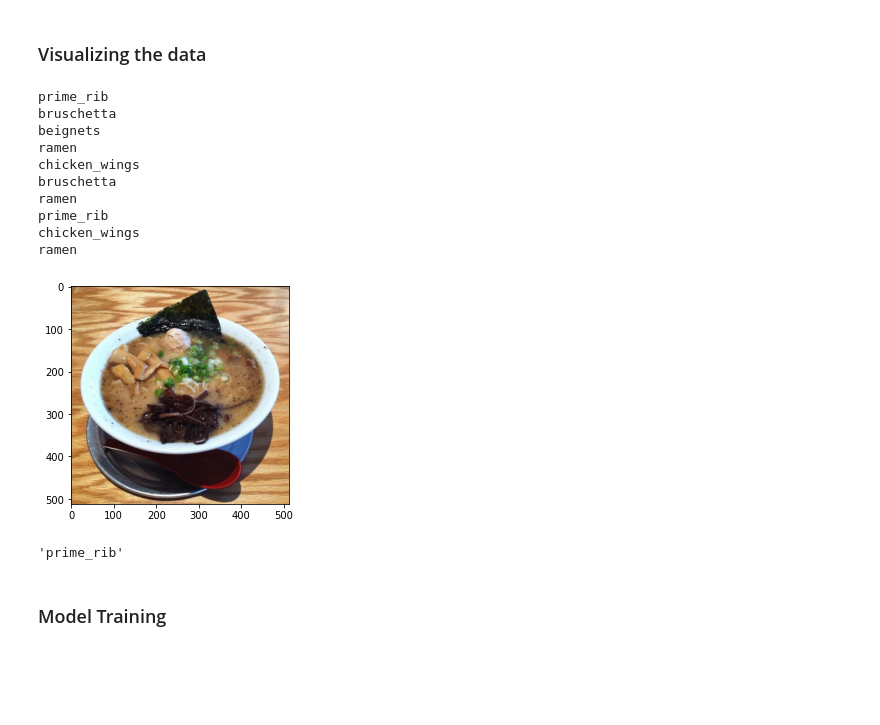
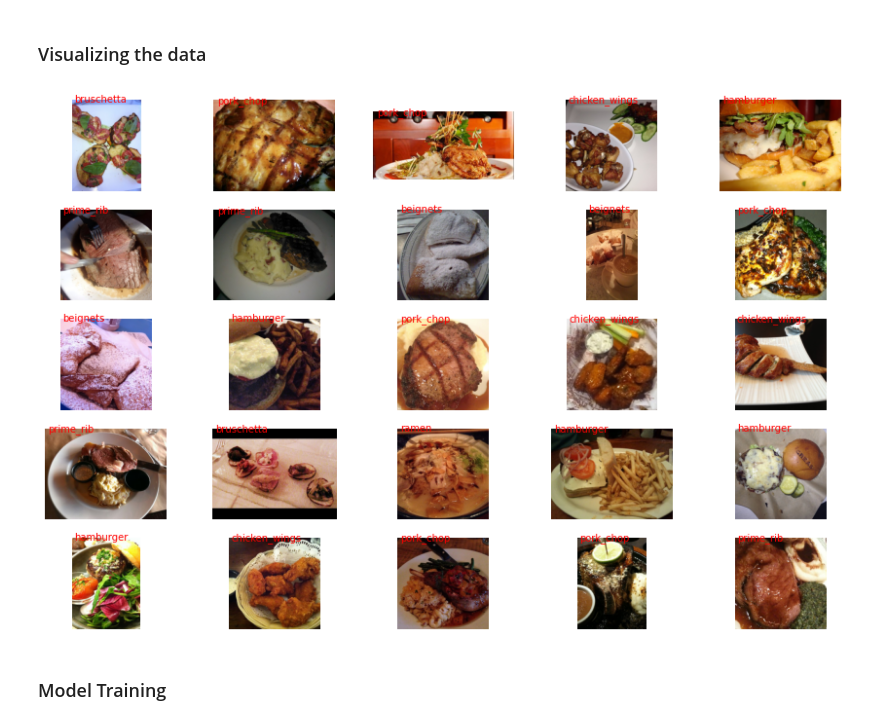
Before and after one commit to MUbarak123-56/cnn-vs-vit, a Jupyter notebook: ViT_food.ipynb, the cells around one changed output. Saved outputs shown, nothing was run; the diff lists cells and outputs as text; code cells hidden in the pictures; blank space fills up the shorter version.

```diff
--- a/ViT_food.ipynb
+++ b/ViT_food.ipynb
@@ -74,23 +75,3 @@ labels
 # %%
 import matplotlib.pyplot as plt
 %matplotlib inline
-# %%
-for i in range(10):
-  plt.imshow(food["train"][i]["image"])
-  print(id2label[str(food["train"][i]["label"])])
-# %% [output]
-prime_rib
-bruschetta
-beignets
-ramen
-chicken_wings
-bruschetta
-ramen
-prime_rib
-chicken_wings
-ramen
-[figure, removed]
-# %%
-id2label[str(79)]
-# %% [output]
-'prime_rib'
@@ -97,3 +80,22 @@ id2label[str(79)]
+# %%
+fig, axArr = plt.subplots(5,5,figsize=(15,10));
+# loop through all rows
+for currRow in range(5):
+ # loop through all columns
+ for currCol in range(5):
+ # select the random digi
+  n = np.random.randint(0,len(food["train"]))
+  randomDigitImage = food["train"][n]["image"]
+  randomDigitLabel = id2label[str(food["train"][n]["label"])]
+
+ # plot it
+  currentAxis = axArr[currRow,currCol];
+  currentAxis.axis('off');
+
+  currentAxis.imshow(randomDigitImage);
+  currentAxis.text(13,15,str(randomDigitLabel),color='red',fontsize=10);
+# %% [output]
+[figure, added]
 # %% [markdown]
 ### Model Training
 # %%
```
Also changed, not shown: parts of 12 cells of this notebook.
